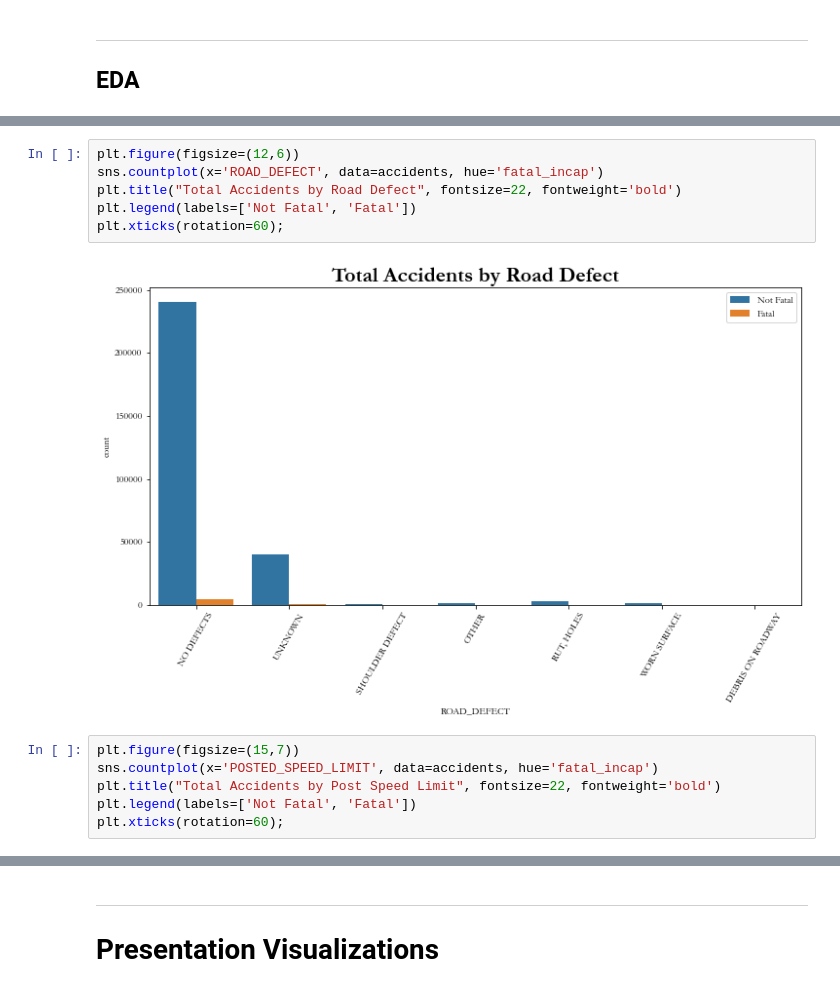
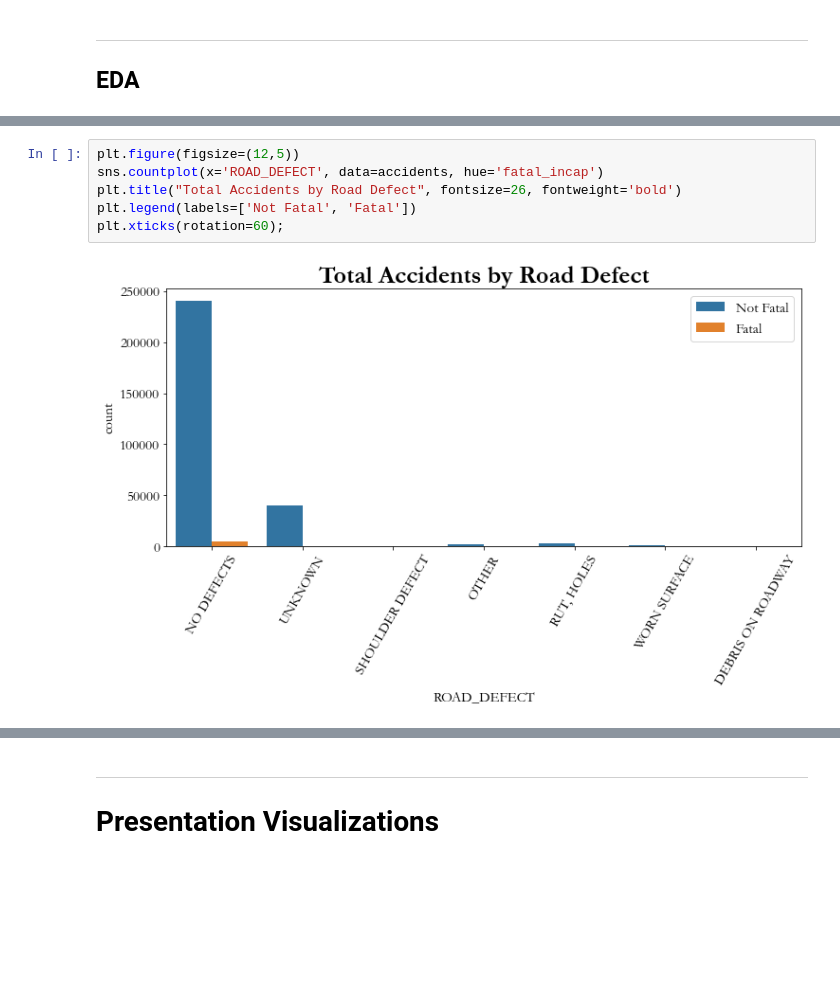
Before and after one commit to Morgan-Sell/chi-traffic-accidents, a Jupyter notebook: chi-traffic-preso-eda.ipynb, the cells around one changed output, grey strips where cells are left out. Cells and saved outputs as stored; diff of their text form; blank space fills up the shorter version.

```diff
--- a/chi-traffic-preso-eda.ipynb
+++ b/chi-traffic-preso-eda.ipynb
@@ -163,17 +160,11 @@ plt.xticks(rotation=60);
 # %%
-plt.figure(figsize=(12,6))
+plt.figure(figsize=(12,5))
 sns.countplot(x='ROAD_DEFECT', data=accidents, hue='fatal_incap')
-plt.title("Total Accidents by Road Defect", fontsize=22, fontweight='bold')
+plt.title("Total Accidents by Road Defect", fontsize=26, fontweight='bold')
 plt.legend(labels=['Not Fatal', 'Fatal'])
 plt.xticks(rotation=60);
 # %% [output]
-[figure, old version]
+[figure, new version]
-# %%
-plt.figure(figsize=(15,7))
-sns.countplot(x='POSTED_SPEED_LIMIT', data=accidents, hue='fatal_incap')
-plt.title("Total Accidents by Post Speed Limit", fontsize=22, fontweight='bold')
-plt.legend(labels=['Not Fatal', 'Fatal'])
-plt.xticks(rotation=60);
 # %%
 # TRAFFIC ACCIDENTS BY DAY OF THE WEEK
 # 1 = Sunday
```
Also changed, not shown: parts of 20 cells of this notebook.
